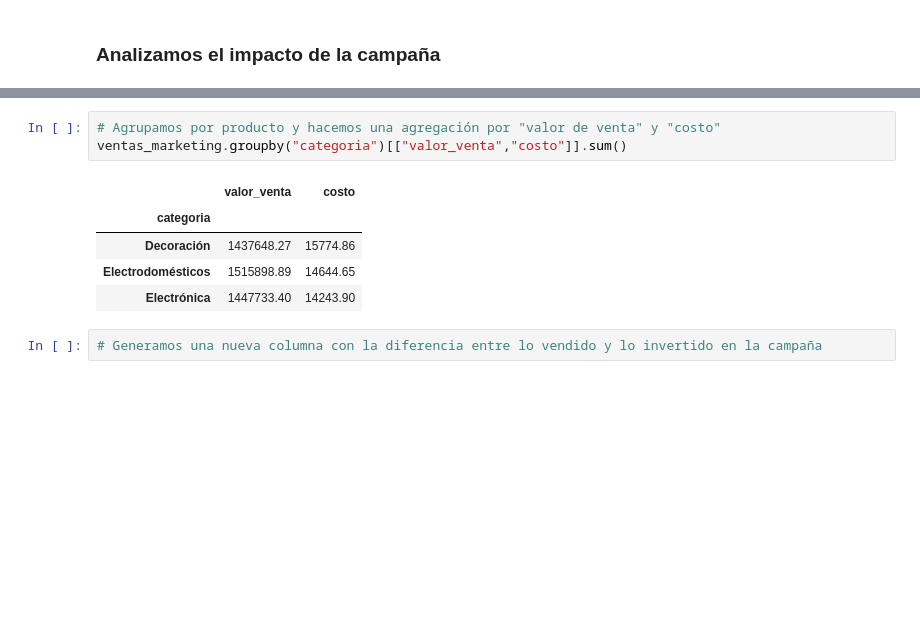
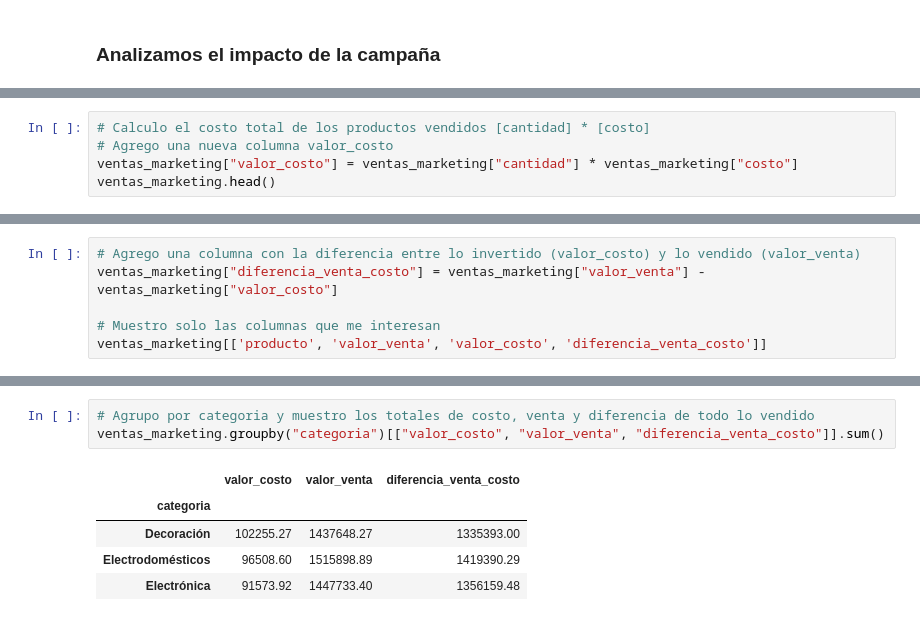
Before and after one commit to FerJGit/TT-2C2025-Data-Analitycs-Notebooks, a Jupyter notebook: PreEntrega/Mis_Archivos/Pre-entrega.ipynb, the cells around one changed output, grey strips where cells are left out. Cells and saved outputs as stored; diff of their text form; blank space fills up the shorter version.

```diff
--- a/PreEntrega/Mis_Archivos/Pre-entrega.ipynb
+++ b/PreEntrega/Mis_Archivos/Pre-entrega.ipynb
@@ -894,0 +881,5 @@ ventas_marketing[['producto', 'valor_venta', 'costo']]
+# %%
+# Calculo el costo total de los productos vendidos [cantidad] * [costo]
+# Agrego una nueva columna valor_costo
+ventas_marketing["valor_costo"] = ventas_marketing["cantidad"] * ventas_marketing["costo"]
+ventas_marketing.head()
@@ -894,0 +893,6 @@ ventas_marketing[['producto', 'valor_venta', 'costo']]
+# %%
+# Agrego una columna con la diferencia entre lo invertido (valor_costo) y lo vendido (valor_venta)
+ventas_marketing["diferencia_venta_costo"] = ventas_marketing["valor_venta"] - ventas_marketing["valor_costo"]
+
+# Muestro solo las columnas que me interesan
+ventas_marketing[['producto', 'valor_venta', 'valor_costo', 'diferencia_venta_costo']]
@@ -895,11 +913,9 @@ ventas_marketing[['producto', 'valor_venta', 'costo']]
 # %%
-# Agrupamos por producto y hacemos una agregación por "valor de venta" y "costo"
-ventas_marketing.groupby("categoria")[["valor_venta","costo"]].sum()
+# Agrupo por categoria y muestro los totales de costo, venta y diferencia de todo lo vendido
+ventas_marketing.groupby("categoria")[["valor_costo", "valor_venta", "diferencia_venta_costo"]].sum()
 # %% [output]
-|  | valor_venta | costo |
-| categoria |  |  |
-| Decoración | 1437648.27 | 15774.86 |
-| Electrodomésticos | 1515898.89 | 14644.65 |
-| Electrónica | 1447733.40 | 14243.90 |
+|  | valor_costo | valor_venta | diferencia_venta_costo |
+| categoria |  |  |  |
+| Decoración | 102255.27 | 1437648.27 | 1335393.00 |
+| Electrodomésticos | 96508.60 | 1515898.89 | 1419390.29 |
+| Electrónica | 91573.92 | 1447733.40 | 1356159.48 |
-# %%
-# Generamos una nueva columna con la diferencia entre lo vendido y lo invertido en la campaña
```
Also changed, not shown: parts of 19 cells of this notebook.
